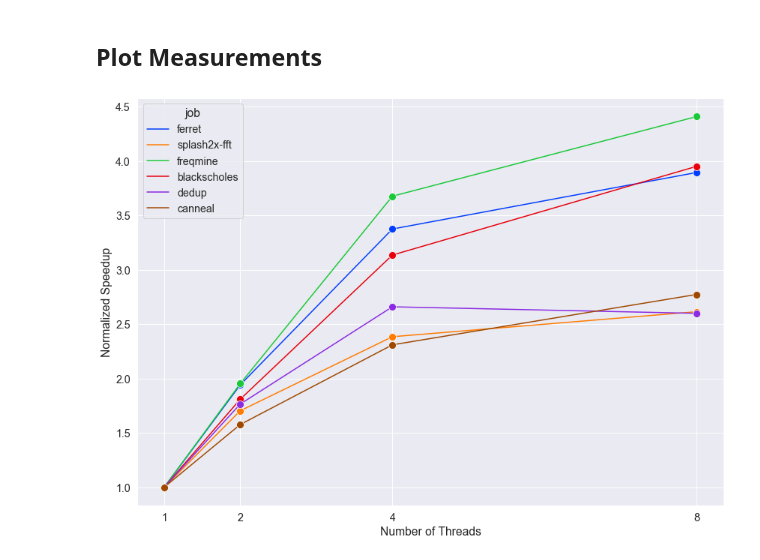
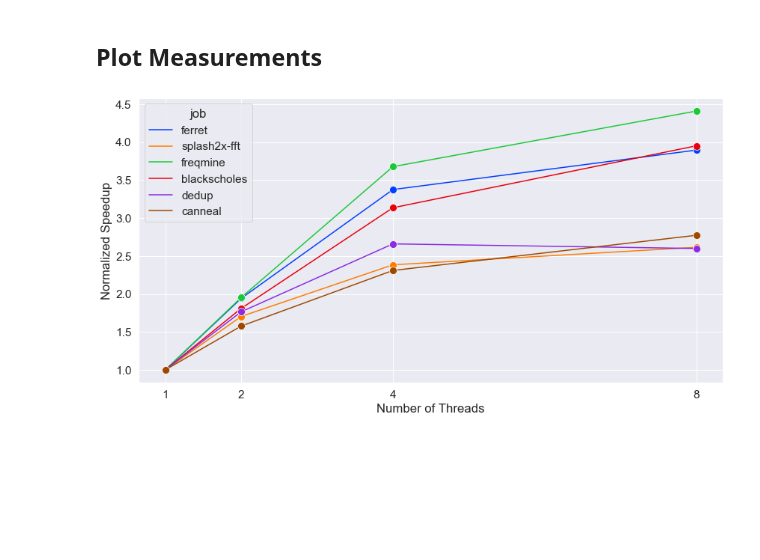
Before and after one commit to dlekkas/kube_scheduler, a Jupyter notebook: part_2/part2_vis.ipynb, the cells around one changed output. Saved outputs shown, nothing was run; the diff lists cells and outputs as text; code cells hidden in the pictures; blank space fills up the shorter version.

Commit message:
Plot readability updates

```diff
--- a/part_2/part2_vis.ipynb
+++ b/part_2/part2_vis.ipynb
@@ -55,19 +55,19 @@ for job_dir in os.listdir(RESULTS_PATH):
 # %% [markdown]
 ## Plot Measurements
 # %%
-sns.set(style='darkgrid', font_scale=1.3)
+sns.set(style='darkgrid', font_scale=1.4)
 sns.set_palette(sns.color_palette('bright'))
-fig, ax = plt.subplots(figsize=(14,10))
+fig, ax = plt.subplots(figsize=(14,7))
 
 # Titles
 plt.ylabel('Normalized Speedup')
 plt.xlabel('Number of Threads')
 
 # Format X-Axis
 plt.xticks([1, 2, 4, 8])
 
 sns.lineplot(data=results, x='num_threads', y='speedup', hue='job', marker='o', markersize=10)
 
-plt.savefig('part2_plot.png')
+plt.savefig('part2_plot.png', bbox_inches='tight', pad_inches=0)
 # %% [output]
-[figure, old version]
+[figure, new version]
```
Also changed, not shown: 3 other files.
